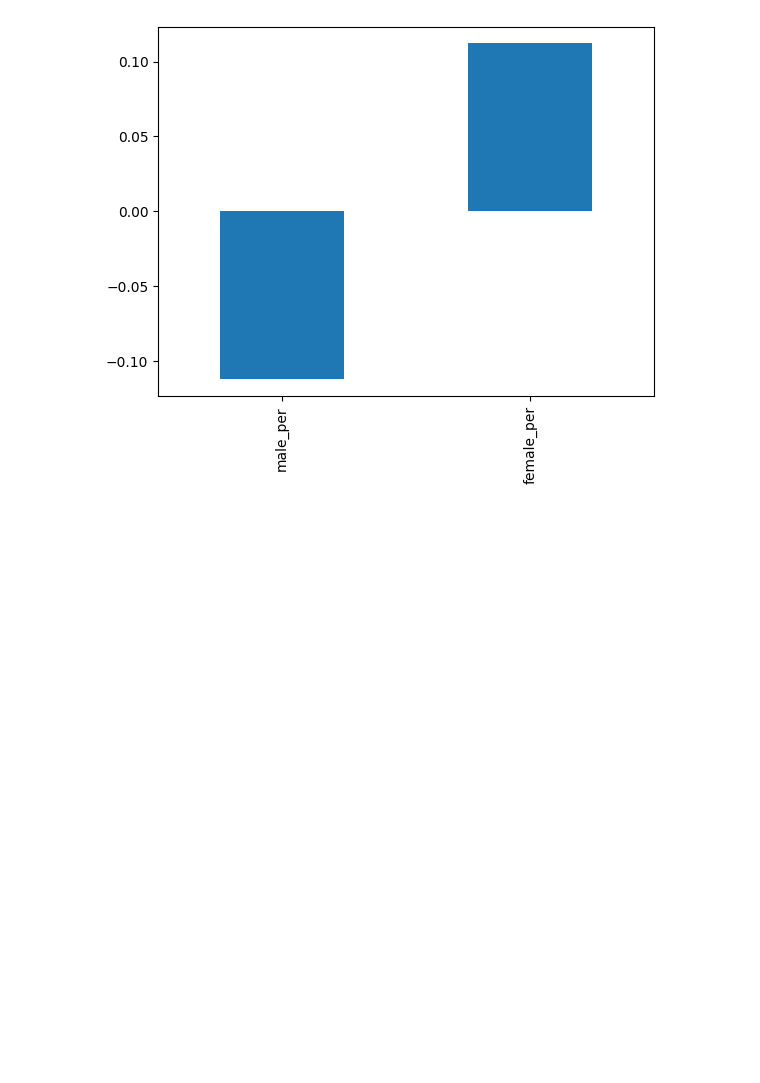
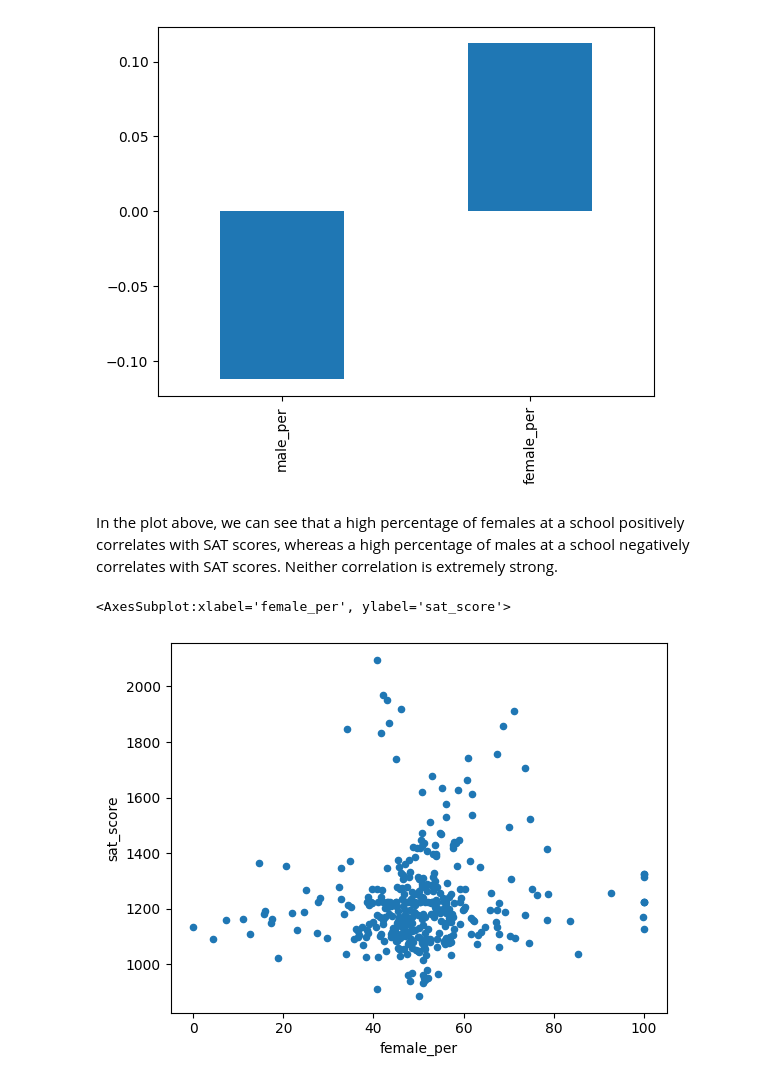
Before and after one commit to dancanyego/nyc-school-data-exploration, a Jupyter notebook: NYC school Data cleaning.ipynb, the cells around one changed output. Drawn from its saved outputs; the diff is of its cells as text; code cells hidden in the pictures; blank space fills up the shorter version.

```diff
--- a/NYC school Data cleaning.ipynb
+++ b/NYC school Data cleaning.ipynb
@@ -575,3 +575,10 @@ combined.corr()["sat_score"][gender_fields].plot.bar()
 plt.show()
 # %% [output]
 [figure]
+# %% [markdown]
+In the plot above, we can see that a high percentage of females at a school positively correlates with SAT scores, whereas a high percentage of males at a school negatively correlates with SAT scores. Neither correlation is extremely strong.
+# %%
+combined.plot.scatter("female_per", "sat_score")
+# %% [output]
+<AxesSubplot:xlabel='female_per', ylabel='sat_score'>
+[figure, added]
```
